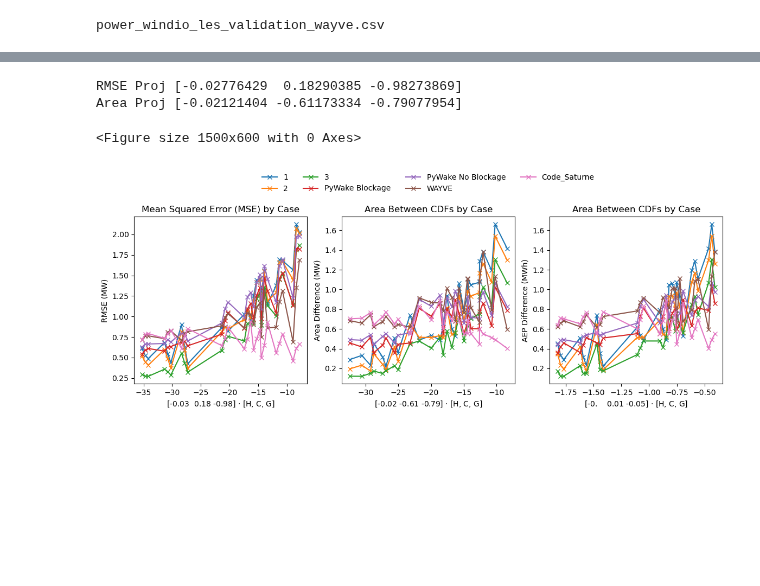
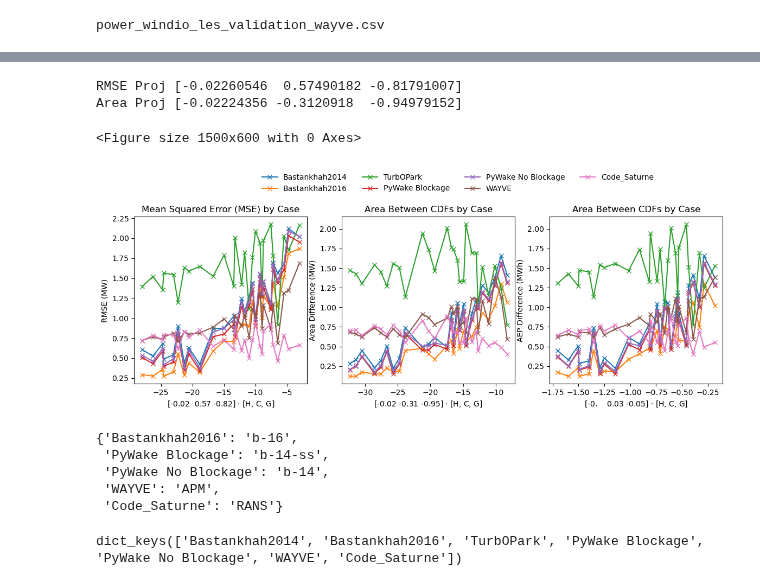
Before and after one commit to bjarketol/WIFA, a Jupyter notebook: vnv/uq_validation/validation_predictions/compare_predictions.ipynb, the cells around one changed output, grey strips where cells are left out. Drawn from its saved outputs; the diff is of its cells as text; code cells hidden in the pictures; blank space fills up the shorter version.

```diff
--- a/vnv/uq_validation/validation_predictions/compare_predictions.ipynb
+++ b/vnv/uq_validation/validation_predictions/compare_predictions.ipynb
@@ -33,11 +36,12 @@ turbine_data_validation_inputs_foxes_G.nc
 # %% [output]
 power_windio_les_validation_wayve.csv
 # %%
-pywake_pred = [xr.load_dataset('pyWake/%s.nc' % ii) for ii in ['b14', 'b14-ss']]
+pywake_models = ['b14', 'b14-ss']
+pywake_pred = [xr.load_dataset('pyWake/%s.nc' % ii) for ii in pywake_models]
 #pywake_pred = [xr.load_dataset('pyWake/%s.nc' % ii) for ii in ['noj', 'b14', 'b14-ss']]
 # %%
-letters = ['1', '2', '3']
-foxes_pred = [xr.load_dataset('foxes/turbine_data_validation_inputs_foxes_%s.nc' % letters[ii]) for ii in range(len(letters))]
+letters = ['Bastankhah2014', 'Bastankhah2016', 'TurbOPark']
+foxes_pred = [xr.load_dataset('foxes/turbine_data_validation_inputs_foxes_%s.nc' % letter) for letter in letters]
 # %%
 wayve_dat = pd.read_csv('WAYVE/power_windio_les_validation_wayve.csv')
 # %%
@@ -62,7 +66,7 @@ pywake_colors = ['red', 'darkred', 'firebrick']
 for ll in range(len(letters)):
     plt.hist(foxes_pred[ll].isel(state=case_num).P * 1e3, 200, density=True, cumulative=True, histtype='step', edgecolor=foxes_colors[ll], label='FOXES %s' % letters[ll])
 for ll in range(len(pywake_pred)):
-    plt.hist(pywake_pred[ll].isel(time=case_num).Power, 200, density=True, cumulative=True, histtype='step', edgecolor=pywake_colors[ll], label='PyWake %s' % letters[ll])
+    plt.hist(pywake_pred[ll].isel(time=case_num).Power, 200, density=True, cumulative=True, histtype='step', edgecolor=pywake_colors[ll], label='PyWake ')
 plt.hist(wayve_dat.iloc[case_num].values[1:], 200, cumulative=True, density=True, histtype='step', edgecolor='pink', label='WAYVE')
 plt.hist(code_saturne_dat.iloc[case_num].values[1:], 200, density=True, cumulative=True, histtype='step', edgecolor='lightblue', label='Code Saturne')
 #plt.hist(code_saturne_rho.iloc[case_num].values[1:], 200, density=True, cumulative=True, histtype='step', edgecolor='blue', label='Code Saturne rho')
@@ -95,0 +180,28 @@ plt.savefig('Rows.pdf')
+# %%
+import matplotlib.pyplot as plt
+import numpy as np
+
+# Assuming 'foxes_F' corresponds to one of the letters in foxes_pred, e.g., '1'
+foxes_F = foxes_pred[letters.index('F')]
+
+case_num = 23  # example case number
+
+plt.figure(figsize=(10, 6))
+
+# Plot for foxes_F
+plt.hist(foxes_F.isel(state=case_num).P.values * 1e3, 200, density=True, cumulative=True, histtype='step', label='B-14 (FOXES F)')
+
+# Plot for PyWake b14-ss
+plt.hist(pywake_pred[1].isel(time=case_num).Power.values, 200, density=True, cumulative=True, histtype='step', label='B-14-ss')
+
+# Plot for Code Saturne
+plt.hist(code_saturne_dat.iloc[case_num].values[1:], 200, density=True, cumulative=True, histtype='step', label='URANS $k-\epsilon$')
+
+# Plot for WAYVE
+plt.hist(wayve_dat.iloc[case_num].values[1:], 200, density=True, cumulative=True, histtype='step', label='APM')
+
+plt.title('Cumulative Distribution Function (CDF) Comparison')
+plt.xlabel('Power (W)')
+plt.ylabel('Cumulative Density')
+plt.legend()
+plt.show()
@@ -339,12 +446,13 @@ X = np.array([Hs, Cs, Gs]).T
 
 # Combine all MSE values across models into a single array
 #Y_mse_all = np.concatenate([mse_values[model] for model in mse_values])
-Y_mse_all = np.concatenate([mse_values[model] for model in ['2']])
-Y_aep_all = np.concatenate([mse_values[model] for model in ['2']])
+best_model = 'Bastankhah2016'
+Y_mse_all = np.concatenate([mse_values[model] for model in [best_model]])
+Y_aep_all = np.concatenate([mse_values[model] for model in [best_model]])
 
 
 # Combine all area difference values across models into a single array
-Y_area_diff_all = np.concatenate([area_diff_values[model] for model in ['2']])
+Y_area_diff_all = np.concatenate([area_diff_values[model] for model in [best_model]])
 
 # Prepare extended X arrays for regression (one for each error metric)
 X_extended_mse = X #np.repeat(X, len(mse_values), axis=0)
@@ -386,33 +494,52 @@ for key, value in mse_values.items():
 ax[0].set_title('Mean Squared Error (MSE) by Case')
 ax[0].set_xlabel('%s $\cdot$ [H, C, G]' % np.round(a_mse, 2))
 ax[0].set_ylabel('RMSE (MW)')
 #ax[0].set_yscale('log')
 
 
 idx = np.argsort(projected_area)
 # Area between CDFs plot
 for key, value in area_diff_values.items():
     ax[1].plot(projected_area[idx], np.array(value)[idx], label=key, marker='x')
 ax[1].set_title('Area Between CDFs by Case')
 ax[1].set_xlabel('%s $\cdot$ [H, C, G]' % np.round(a_area_diff, 2))
 ax[1].set_ylabel('Area Difference (MW)')
 #plt.legend(ncol=3)
 #ax[1].set_yscale('log')
 ax[1].legend(ncol=4, loc='upper left', bbox_to_anchor=(-.5, 1.3))
 
 idx = np.argsort(projected_aep)
 # Area between CDFs plot
 for key, value in area_diff_values.items():
     ax[2].plot(projected_aep[idx], np.array(value)[idx], label=key, marker='x')
 ax[2].set_title('Area Between CDFs by Case')
 ax[2].set_xlabel('%s $\cdot$ [H, C, G]' % np.round(a_aep_diff, 2))
 ax[2].set_ylabel('AEP Difference (MWh)')
 #plt.legend(ncol=3)
 #ax[2].set_yscale('log')
 #plt.tight_layout()
 plt.savefig('Projections.pdf')
 # %% [output]
-RMSE Proj [-0.02776429  0.18290385 -0.98273869]
-Area Proj [-0.02121404 -0.61173334 -0.79077954]
+RMSE Proj [-0.02260546  0.57490182 -0.81791007]
+Area Proj [-0.02224356 -0.3120918  -0.94979152]
 <Figure size 1500x600 with 0 Axes>
-[figure, old version]
+[figure, new version]
+# %%
+names = np.array(list(mse_values.keys()))[[1, 3, 4, 5, 6]]
+name_dict = {}
+name_dict[names[0]] = 'b-16'
+name_dict[names[1]] = 'b-14-ss'
+name_dict[names[2]] = 'b-14'
+name_dict[names[3]] = 'APM'
+name_dict[names[4]] = 'RANS'
+name_dict
+# %% [output]
+{'Bastankhah2016': 'b-16',
+ 'PyWake Blockage': 'b-14-ss',
+ 'PyWake No Blockage': 'b-14',
+ 'WAYVE': 'APM',
+ 'Code_Saturne': 'RANS'}
+# %%
+mse_values.keys()
+# %% [output]
+dict_keys(['Bastankhah2014', 'Bastankhah2016', 'TurbOPark', 'PyWake Blockage', 'PyWake No Blockage', 'WAYVE', 'Code_Saturne'])
```
Also changed, not shown: parts of 16 cells of this notebook.
